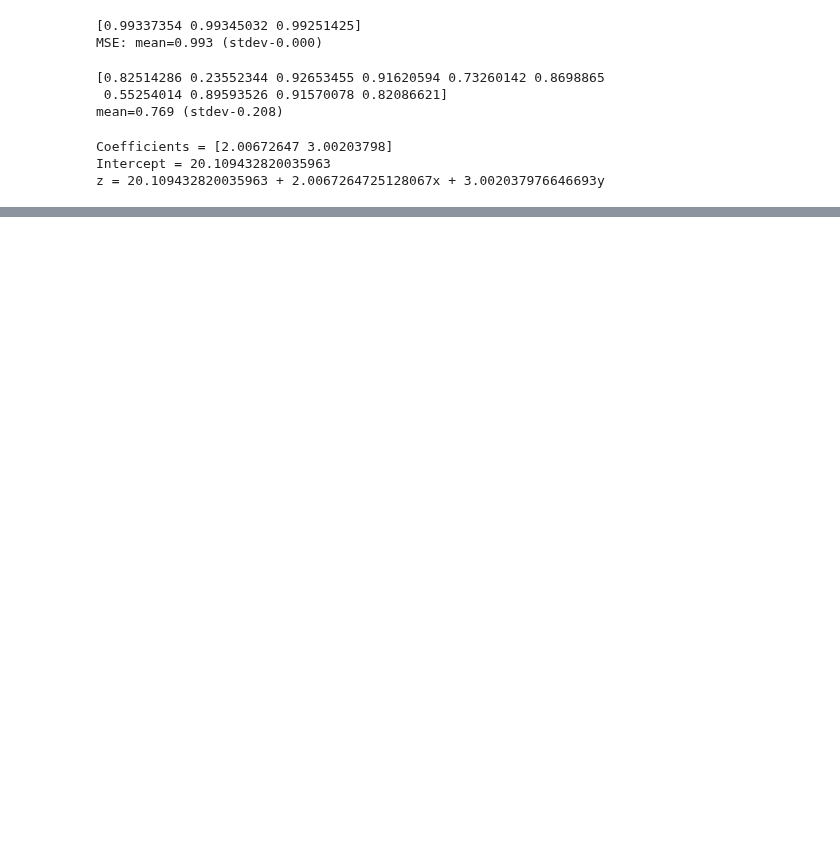
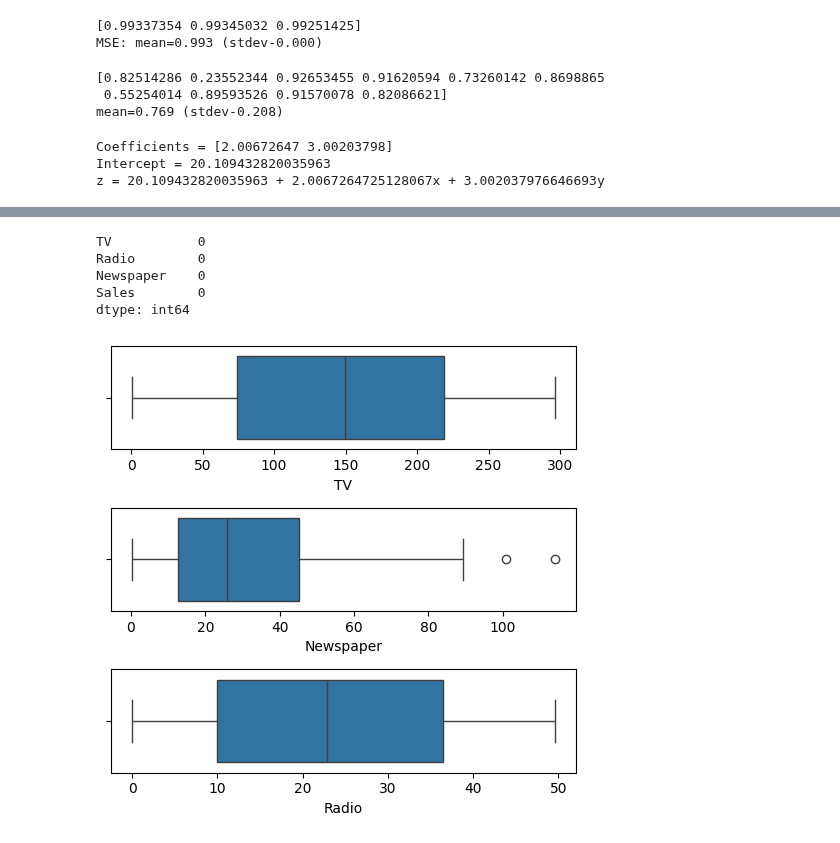
Before and after one commit to pydatakla/Maths, a Jupyter notebook: Notebooks/LinearRegression.ipynb, the cells around one changed output, grey strips where cells are left out. Cells and saved outputs as stored; diff of their text form; code cells hidden in the pictures; blank space fills up the shorter version.

Commit message:
Challenges

```diff
--- a/Notebooks/LinearRegression.ipynb
+++ b/Notebooks/LinearRegression.ipynb
@@ -873,4 +873,23 @@ Coefficients = [2.00672647 3.00203798]
 Intercept = 20.109432820035963
 z = 20.109432820035963 + 2.0067264725128067x + 3.002037976646693y
 # %%
+# CHALLENGES
+# SALES PREDICTION WITH LINEAR REGRESSION
+# Build a prediction model which predicts sales based on the money spent on different
+# platforms for marketing
+
+# Suppress warnings
+import warnings
+warnings.filterwarnings('ignore')
+
+import numpy as np
+import pandas as pd
+
+import matplotlib.pyplot as plt
+import seaborn as sns
+
+dfAdvert = pd.read_csv('../Data/Advertising.csv',
+                       # index_col=0
+                      )
+dfAdvert.head()
 # %% [output]
@@ -877,0 +933,20 @@ z = 20.109432820035963 + 2.0067264725128067x + 3.002037976646693y
+# %%
+# check for null values
+dfAdvert.isnull().sum()
+# There are no null values
+# %% [output]
+TV           0
+Radio        0
+Newspaper    0
+Sales        0
+dtype: int64
+# %%
+# Outlier analysis
+fig, axs = plt.subplots(3, figsize=(5,5))
+plt1 = sns.boxplot(x=dfAdvert['TV'], ax=axs[0])
+plt2 = sns.boxplot(x=dfAdvert['Newspaper'], ax=axs[1])
+plt3 = sns.boxplot(x=dfAdvert['Radio'], ax=axs[2])
+plt.tight_layout()
+# plt.show()
+# %% [output]
+[figure, added]
```
Also changed, not shown: parts of 14 cells of this notebook, 1 other file.
